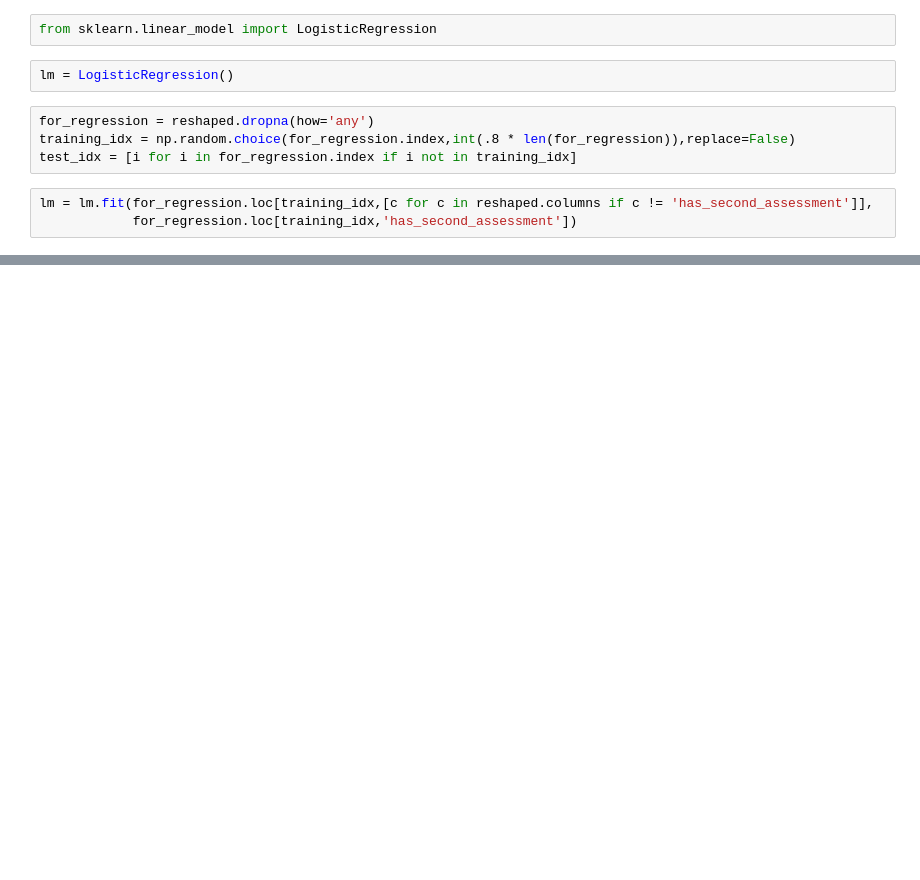
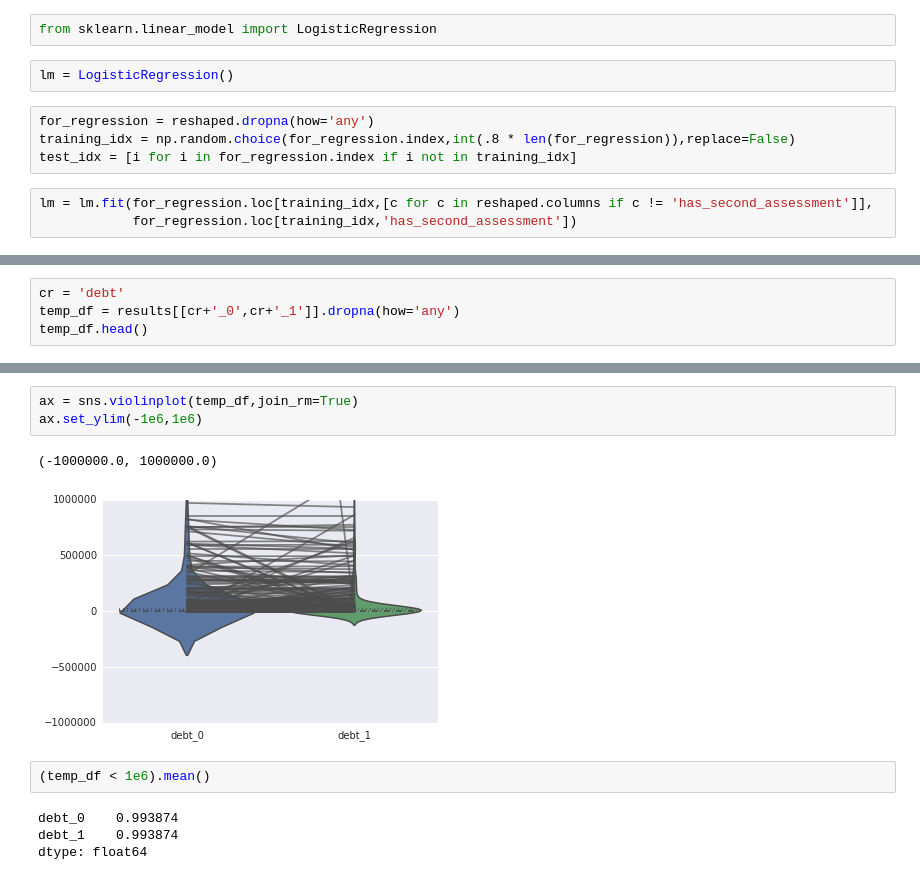
Before and after one commit to DataKind-SF/datadive_201503_mission-economic-development-agency, a Jupyter notebook: ipython_notebooks/FinCap Outcomes.ipynb, the cells around one changed output, grey strips where cells are left out. Drawn from its saved outputs; the diff is of its cells as text; blank space fills up the shorter version.

```diff
--- a/ipython_notebooks/FinCap Outcomes.ipynb
+++ b/ipython_notebooks/FinCap Outcomes.ipynb
@@ -153,0 +321,4 @@ def aggregate_assessments(df):
+# %%
+cr = 'debt'
+temp_df = results[[cr+'_0',cr+'_1']].dropna(how='any')
+temp_df.head()
@@ -153,0 +332,12 @@ def aggregate_assessments(df):
+# %%
+ax = sns.violinplot(temp_df,join_rm=True)
+ax.set_ylim(-1e6,1e6)
+# %% [output]
+(-1000000.0, 1000000.0)
+[figure, added]
+# %%
+(temp_df < 1e6).mean()
+# %% [output]
+debt_0    0.993874
+debt_1    0.993874
+dtype: float64
```
Also changed, not shown: parts of 48 cells of this notebook.
